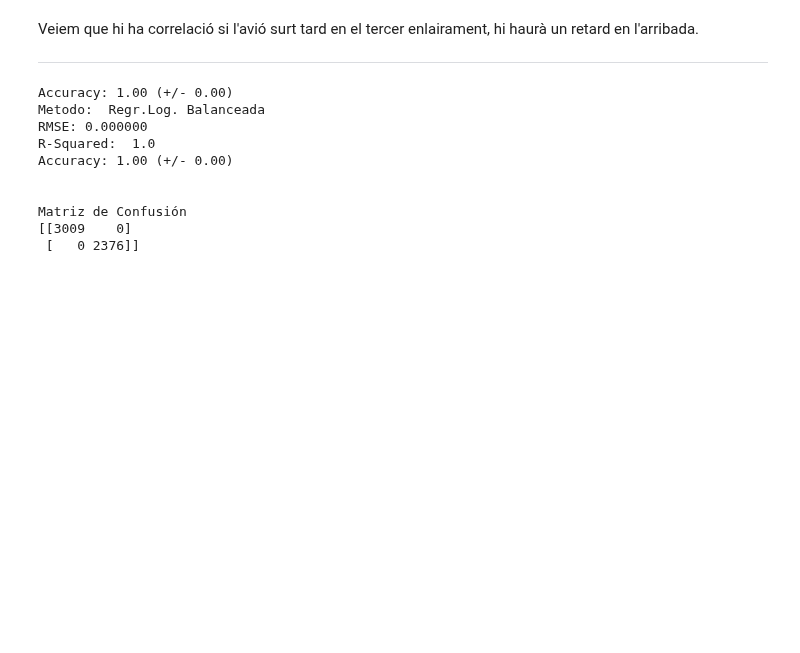
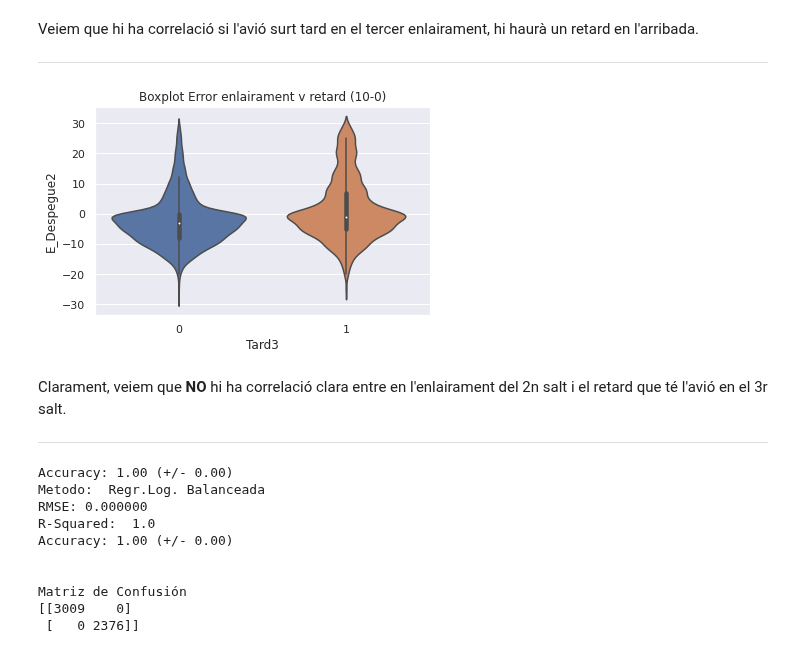
Before and after one commit to JMML2021/Entrega-projecte-final, a Jupyter notebook: 3.b Companyia Aerea Algoritmes d’aprenentatge supervisat.ipynb, the cells around one changed output. Cells and saved outputs as stored; diff of their text form; code cells hidden in the pictures; blank space fills up the shorter version.

```diff
--- a/3.b Companyia Aerea Algoritmes d’aprenentatge supervisat.ipynb
+++ b/3.b Companyia Aerea Algoritmes d’aprenentatge supervisat.ipynb
@@ -538,6 +548,25 @@ Veiem que hi ha correlació si l'avió surt tard en el tercer enlairament, hi ha
 
 
 ---
+# %%
+#@title Boxplot E arribada 3r salt v Error enlairament 2n salt
+fig, ax = plt.subplots(figsize=(6, 3.84))
+sns.violinplot(
+        x     = 'Tard3',
+        y     = 'E_Despegue2',
+        data  = df2_sobremostrejat,
+        #color = "white",
+        ax    = ax
+    )
+
+ax.set_title('Boxplot Error enlairament v retard (10-0)');
+# %% [output]
+[figure, added]
+# %% [markdown]
+Clarament, veiem que **NO** hi ha correlació clara entre en l'enlairament del 2n salt i el retard que té l'avió en el 3r salt.
+
+
+---
 # %%
 # Importo train_test_split function per dividir les dades en Test i Train
 from sklearn.model_selection import train_test_split
```
Also changed, not shown: parts of 5 cells of this notebook.
